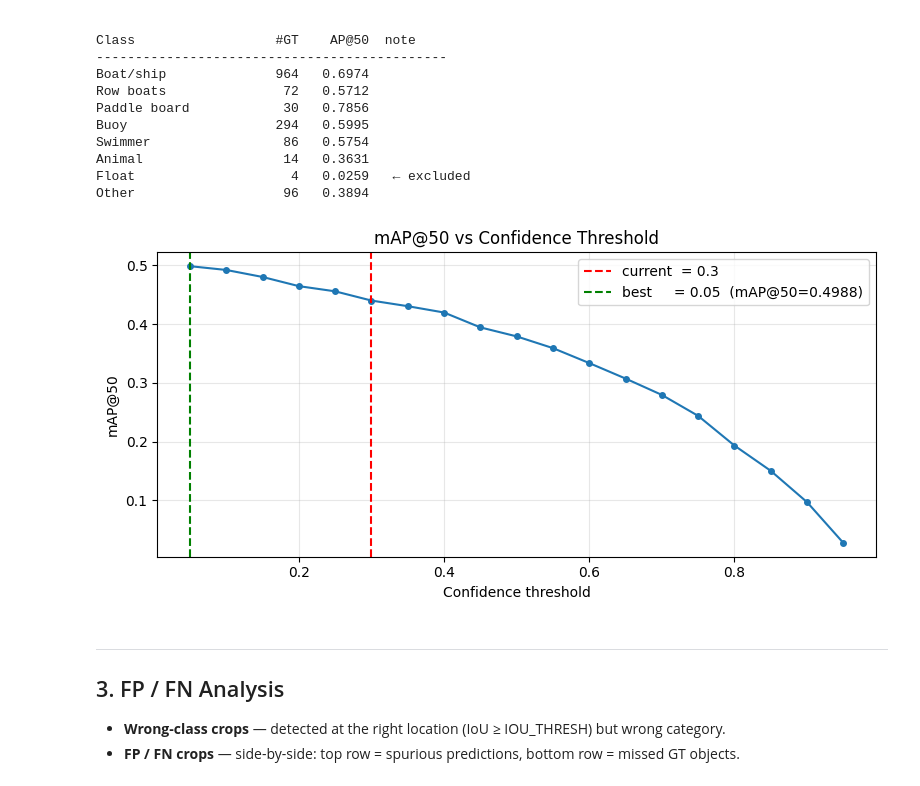
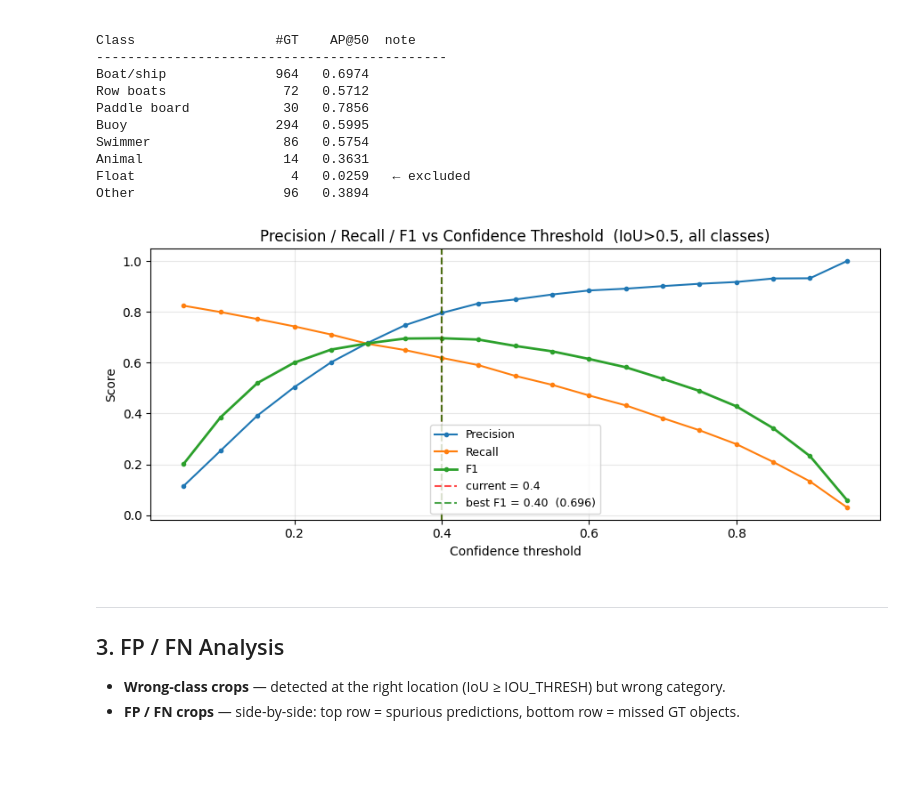
Before and after one commit to Timson1235/AP2026-Maritime-Navigation, a Jupyter notebook: 4_Model/evaluation.ipynb, the cells around one changed output. Saved outputs shown, nothing was run; the diff lists cells and outputs as text; code cells hidden in the pictures; blank space fills up the shorter version.

```diff
--- a/4_Model/evaluation.ipynb
+++ b/4_Model/evaluation.ipynb
@@ -45,7 +45,7 @@ PREDICTIONS_FILE = Path("../runs/optuna_relabeled/trial_003/predictions_test.jso
 # Directory where output figures are saved
 SAVE_DIR         = Path("../runs/optuna_relabeled/trial_003")
 
-THRESHOLD  = 0.3   # confidence threshold applied when loading predictions
+THRESHOLD  = 0.4   # confidence threshold applied when loading predictions
 IOU_THRESH = 0.5   # IoU threshold for TP/FP matching
 
 random.seed(4)
@@ -433,54 +433,64 @@ Animal                  14   0.3631
 Float                    4   0.0259   ← excluded
 Other                   96   0.3894
 # %%
-# mAP@50 vs confidence threshold sweep
-# Reloads the raw predictions file so the sweep is independent of THRESHOLD above
-all_raw      = json.load(open(PREDICTIONS_FILE))
-thresholds   = np.arange(0.05, 0.96, 0.05)
-map50_vals   = []
+# Precision / Recall / F1 vs confidence threshold
+# (mAP already integrates over the full PR curve internally — sweeping thresholds
+# for mAP is meaningless. These fixed-threshold metrics are what actually matter
+# for choosing an operating point.)
+
+_all_raw = json.load(open(PREDICTIONS_FILE))
+thresholds = np.arange(0.05, 0.96, 0.05)
+precisions, recalls, f1s = [], [], []
 
 for t in thresholds:
     preds_t = {}
-    for p in all_raw:
+    for p in _all_raw:
         if p["score"] >= t:
             preds_t.setdefault(p["image_id"], []).append(p)
 
-    pred_sv_t = []
-    for img_id in img_id_order:
+    tp_t = fp_t = fn_t = 0
+    for i, img_id in enumerate(img_id_order):
         ps = preds_t.get(img_id, [])
         if ps:
             xyxy   = np.array([[p["bbox"][0], p["bbox"][1],
                                 p["bbox"][0]+p["bbox"][2],
                                 p["bbox"][1]+p["bbox"][3]] for p in ps], dtype=float)
-            cids   = np.array([id_to_idx.get(p["category_id"], -1) for p in ps], dtype=int)
-            scores = np.array([p["score"] for p in ps], dtype=float)
-            m = cids >= 0
-            pred_sv_t.append(sv.Detections(xyxy=xyxy[m], class_id=cids[m], confidence=scores[m]))
+            cids   = np.array([p["category_id"] for p in ps], dtype=int)
+            scores = np.array([p["score"]        for p in ps], dtype=float)
+            pred_d = sv.Detections(xyxy=xyxy, class_id=cids, confidence=scores)
         else:
-            pred_sv_t.append(sv.Detections(xyxy=np.empty((0,4), dtype=float),
-                                           class_id=np.array([], dtype=int),
-                                           confidence=np.array([], dtype=float)))
+            pred_d = sv.Detections(xyxy=np.empty((0,4),dtype=float),
+                                   class_id=np.array([],dtype=int),
+                                   confidence=np.array([],dtype=float))
 
-    m = sv.metrics.MeanAveragePrecision()
-    m.update(pred_sv_t, gt_sv)
-    map50_vals.append(m.compute().map50)
+        matched, fn_list, fp_list = match_detections(pred_d, all_gt_dets[i], IOU_THRESH)
+        tp_t += len(matched)
+        fp_t += len(fp_list)
+        fn_t += len(fn_list)
 
-best_t   = thresholds[np.argmax(map50_vals)]
-best_map = max(map50_vals)
+    prec = tp_t / (tp_t + fp_t) if tp_t + fp_t > 0 else 0.0
+    rec  = tp_t / (tp_t + fn_t) if tp_t + fn_t > 0 else 0.0
+    f1   = 2 * prec * rec / (prec + rec) if prec + rec > 0 else 0.0
+    precisions.append(prec); recalls.append(rec); f1s.append(f1)
 
-fig, ax = plt.subplots(figsize=(8, 4))
-ax.plot(thresholds, map50_vals, marker="o", ms=4)
-ax.axvline(THRESHOLD, color="red",   linestyle="--", label=f"current  = {THRESHOLD}")
-ax.axvline(best_t,   color="green",  linestyle="--", label=f"best     = {best_t:.2f}  (mAP@50={best_map:.4f})")
+best_t = thresholds[np.argmax(f1s)]
+
+fig, ax = plt.subplots(figsize=(9, 4))
+ax.plot(thresholds, precisions, marker="o", ms=3, label="Precision")
+ax.plot(thresholds, recalls,    marker="o", ms=3, label="Recall")
+ax.plot(thresholds, f1s,        marker="o", ms=3, label="F1", linewidth=2)
+ax.axvline(THRESHOLD, color="red",  linestyle="--", alpha=0.7, label=f"current = {THRESHOLD}")
+ax.axvline(best_t,   color="green", linestyle="--", alpha=0.7,
+           label=f"best F1 = {best_t:.2f}  ({max(f1s):.3f})")
 ax.set_xlabel("Confidence threshold")
-ax.set_ylabel("mAP@50")
-ax.set_title("mAP@50 vs Confidence Threshold")
-ax.legend(); ax.grid(alpha=0.3)
+ax.set_ylabel("Score")
+ax.set_title(f"Precision / Recall / F1 vs Confidence Threshold  (IoU>{IOU_THRESH}, all classes)")
+ax.legend(fontsize=9); ax.grid(alpha=0.3)
 plt.tight_layout()
-plt.savefig(SAVE_DIR / "map_vs_threshold.png", dpi=150, bbox_inches="tight")
+plt.savefig(SAVE_DIR / "threshold_sweep.png", dpi=150, bbox_inches="tight")
 plt.show()
 # %% [output]
-[figure, old version]
+[figure, new version]
 # %% [markdown]
 ---
 ## 3. FP / FN Analysis
```
Also changed, not shown: parts of 12 cells of this notebook.
